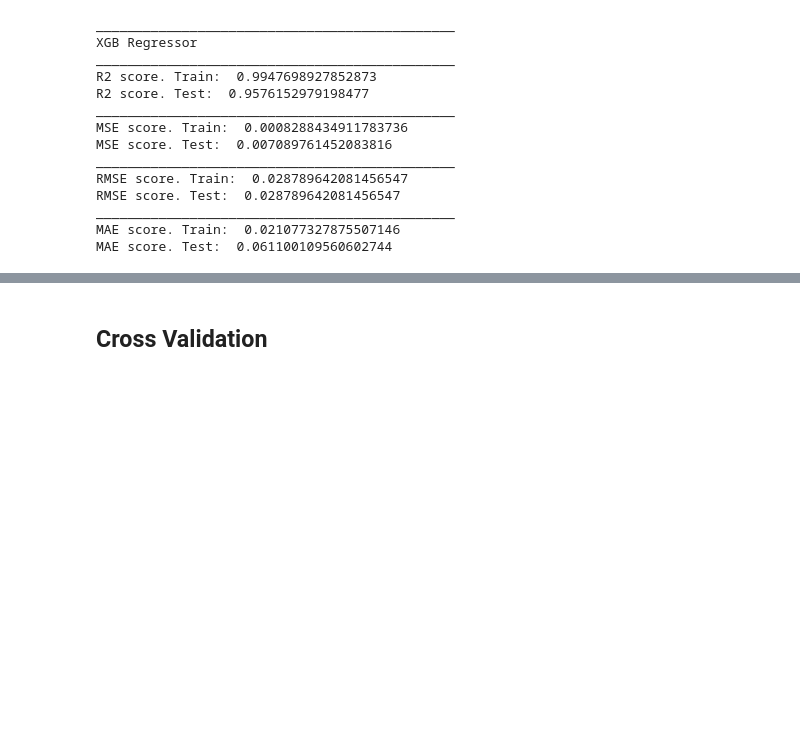
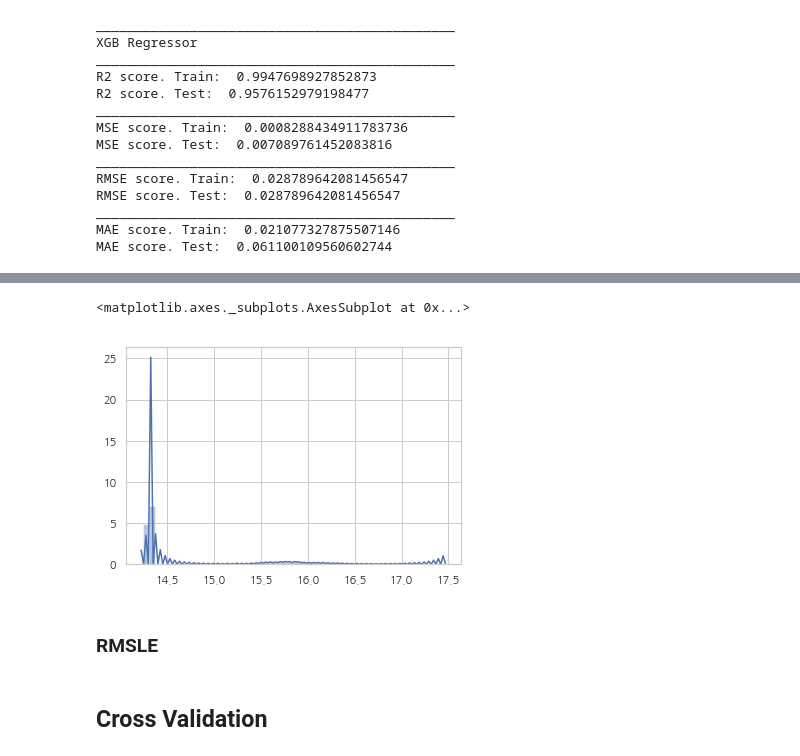
Before and after one commit to hojisu/sberbank-russian-housing-market, a Jupyter notebook: 04_Modeling with Scikit-Learn Regressor/04_Modeling with Scikit-Learn Regressor.ipynb, the cells around one changed output, grey strips where cells are left out. Drawn from its saved outputs; the diff is of its cells as text; code cells hidden in the pictures; blank space fills up the shorter version.

```diff
--- a/04_Modeling with Scikit-Learn Regressor/04_Modeling with Scikit-Learn Regressor.ipynb
+++ b/04_Modeling with Scikit-Learn Regressor/04_Modeling with Scikit-Learn Regressor.ipynb
@@ -288,0 +363,8 @@ MAE score. Test:  0.061100109560602744
+# %%
+predictions = grid_xgr.best_estimator_.predict(df_test)
+sns.distplot(predictions)
+# %% [output]
+<matplotlib.axes._subplots.AxesSubplot at 0x...>
+[figure, added]
+# %% [markdown]
+### RMSLE
```
Also changed, not shown: parts of 24 cells of this notebook.
